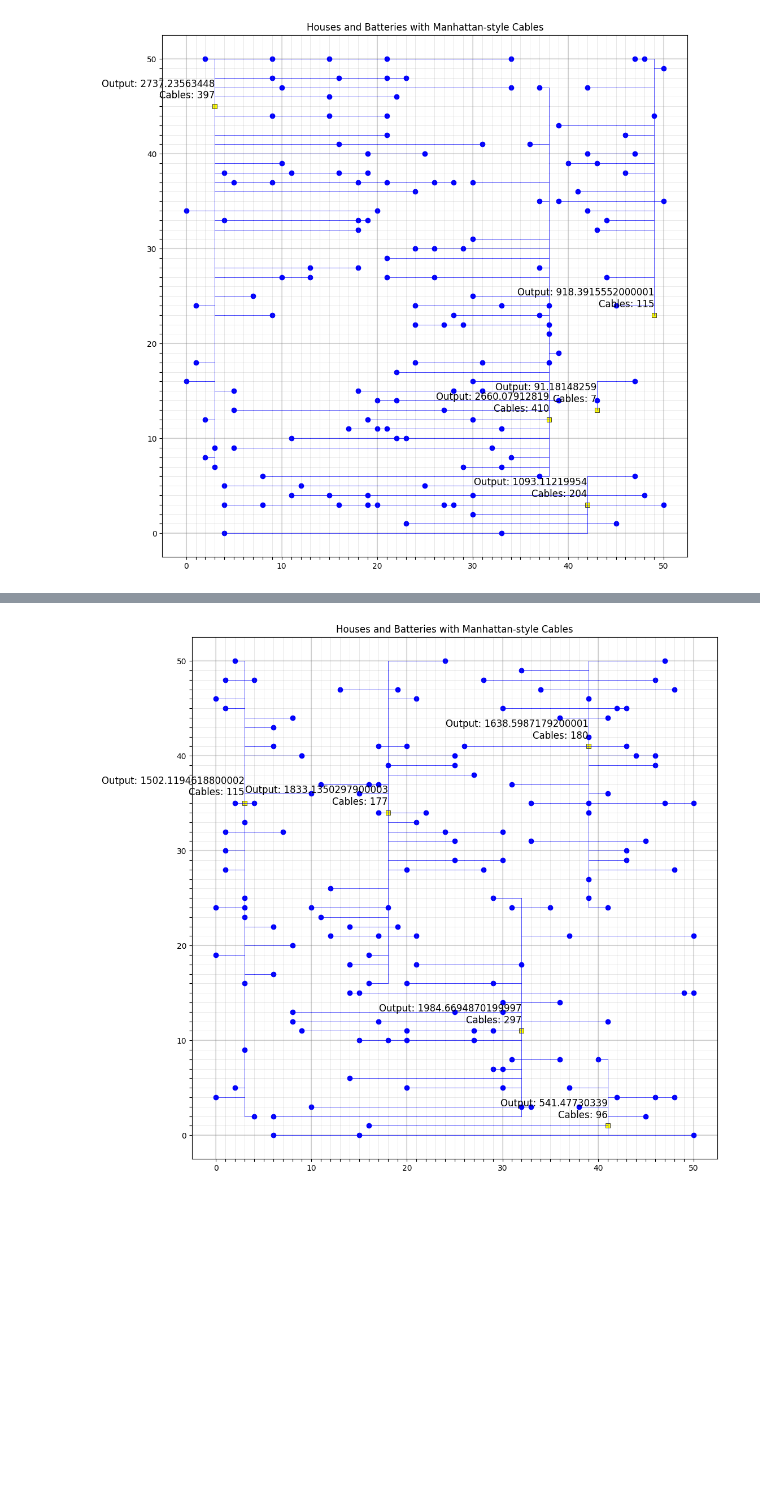
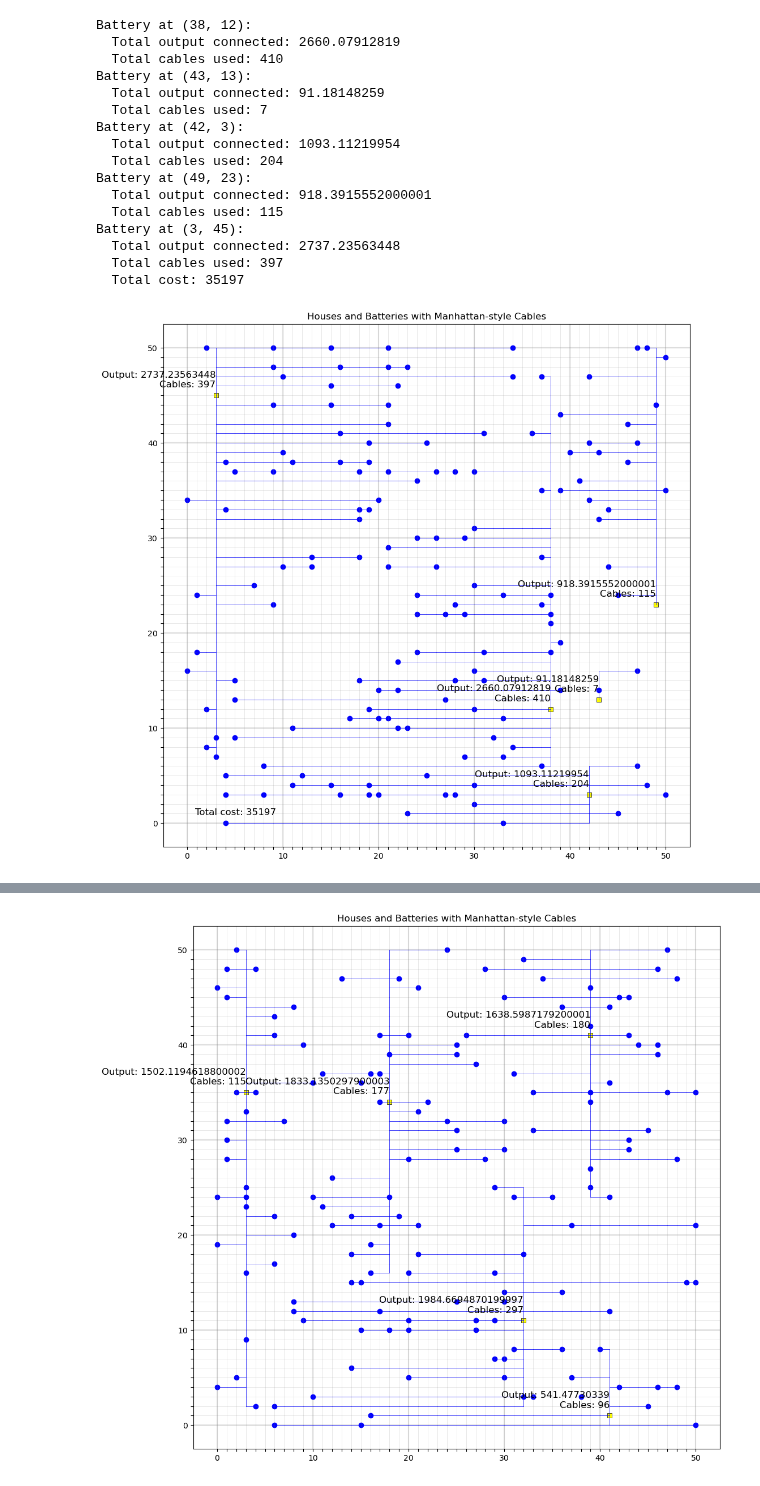
Before and after one commit to AntoniovanDijck/YakuzAI, a Jupyter notebook: Visualize_testing.ipynb, the cells around one changed output, grey strips where cells are left out. Saved outputs shown, nothing was run; the diff lists cells and outputs as text; code cells hidden in the pictures; blank space fills up the shorter version.

Commit message:
Added a total cost calculation

```diff
--- a/Visualize_testing.ipynb
+++ b/Visualize_testing.ipynb
@@ -33,42 +33,71 @@ ax.set_yticklabels([str(i) if i % 10 == 0 else '' for i in np.arange(0, 51, 1)])
 for house in experiment_instance.houses:
     plt.scatter(house.x, house.y, color='blue', label='House')
 
+# Set total cost to 0
+total_cost = 0
+
 # Plot batteries
 for battery in experiment_instance.batteries:
     plt.scatter(battery.x, battery.y, color='yellow', edgecolors='black', linewidth=0.5, marker='s', label='Battery')
+
+    # Add 5000 to the total cost for every battery
+    total_cost += 5000
 
     # Calculate and annotate total output and total cables for each battery
     total_output = sum(house.maxoutput for house in battery.connected_houses)
 
     # Create a set of all cables connected to the battery
     battery_cables = set()
 
     # Add all cables connected to the battery to the set
     for house in battery.connected_houses:
 
         # Loop over cables
         for cable in experiment_instance.get_cables_for_route(house, battery):
 
             # Check if the cable is connected to the battery
             battery_cables.add(cable.id)
 
     # Calculate the total cables used
     total_cables = len(battery_cables)
 
+    # Ecery cable adds 9 to the total cost
+    total_cost += total_cables * 9
+
     # Annotate the battery with the total output and total cables
     plt.annotate(f'Output: {total_output}\nCables: {total_cables}',
                  (battery.x, battery.y), textcoords="offset points",
                  xytext=(0,10), ha='right', fontsize=12, color='black')
 
 # Plot cables
 for cable in experiment_instance.cables:
     plt.plot([cable.start_x, cable.end_x], [cable.start_y, cable.end_y],
              'b-', linewidth=0.5)
 
+# Add the total cost of the district to the plot
+plt.annotate(f'Total cost: {total_cost}', (0, 0), textcoords="offset points",
+             xytext=(10,10), ha='left', fontsize=12, color='black')
+
 plt.title('Houses and Batteries with Manhattan-style Cables')
 plt.show()
 # %% [output]
+Battery at (38, 12):
+  Total output connected: 2660.07912819
+  Total cables used: 410
+Battery at (43, 13):
+  Total output connected: 91.18148259
+  Total cables used: 7
+Battery at (42, 3):
+  Total output connected: 1093.11219954
+  Total cables used: 204
+Battery at (49, 23):
+  Total output connected: 918.3915552000001
+  Total cables used: 115
+Battery at (3, 45):
+  Total output connected: 2737.23563448
+  Total cables used: 397
+  Total cost: 35197
-[figure, old version]
+[figure, new version]
 # %%
 import matplotlib.pyplot as plt
 import numpy as np
```
Also changed, not shown: parts of 2 cells of this notebook, 1 other file.
